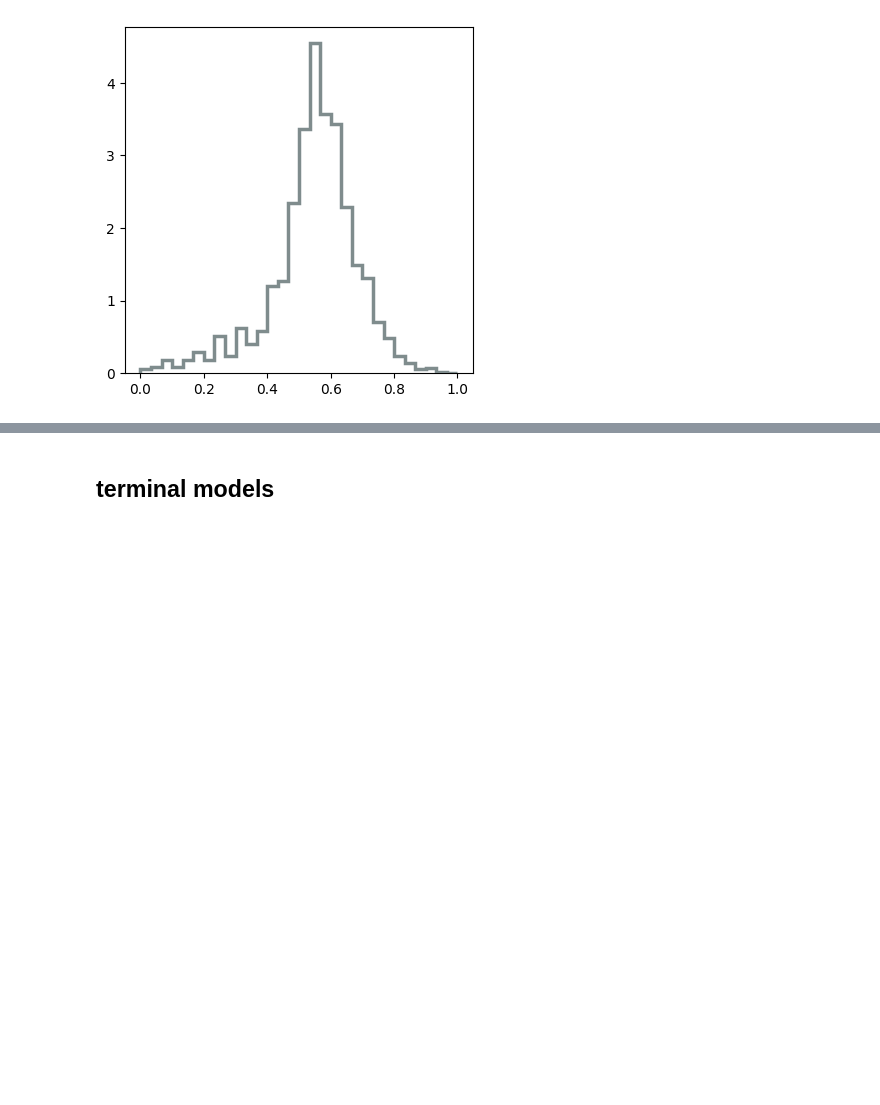
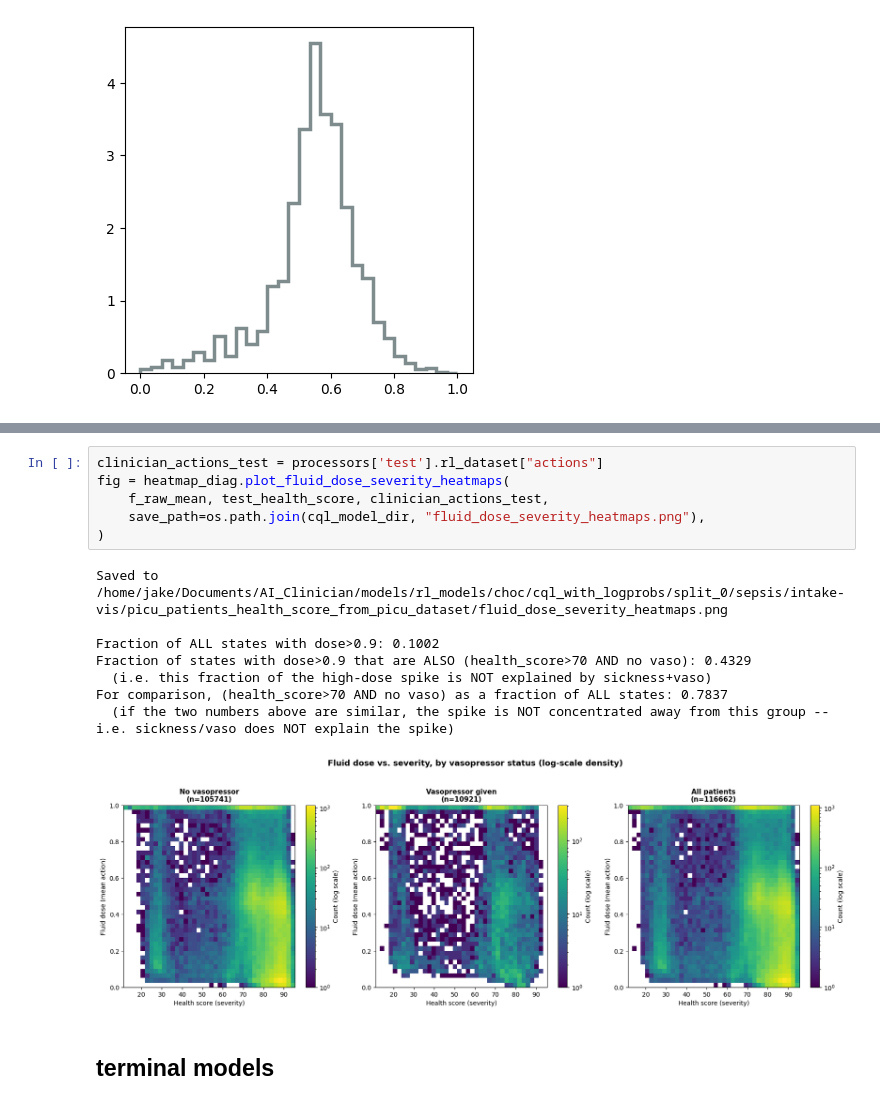
Before and after one commit to jakeormond/ai_clinician_pediatric_rl, a Jupyter notebook: src/rl/evaluate_cql_alpha_sweep.ipynb, the cells around one changed output, grey strips where cells are left out. Drawn from its saved outputs; the diff is of its cells as text; blank space fills up the shorter version.

```diff
--- a/src/rl/evaluate_cql_alpha_sweep.ipynb
+++ b/src/rl/evaluate_cql_alpha_sweep.ipynb
@@ -661,3 +765,18 @@ RuntimeError: Unexpected error from cudaGetDeviceCount(). Did you run some cuda
+# %%
+clinician_actions_test = processors['test'].rl_dataset["actions"]
+fig = heatmap_diag.plot_fluid_dose_severity_heatmaps(
+    f_raw_mean, test_health_score, clinician_actions_test,
+    save_path=os.path.join(cql_model_dir, "fluid_dose_severity_heatmaps.png"),
+)
+# %% [output]
+Saved to /home/jake/Documents/AI_Clinician/models/rl_models/choc/cql_with_logprobs/split_0/sepsis/intake-vis/picu_patients_health_score_from_picu_dataset/fluid_dose_severity_heatmaps.png
+
+Fraction of ALL states with dose>0.9: 0.1002
+Fraction of states with dose>0.9 that are ALSO (health_score>70 AND no vaso): 0.4329
+  (i.e. this fraction of the high-dose spike is NOT explained by sickness+vaso)
+For comparison, (health_score>70 AND no vaso) as a fraction of ALL states: 0.7837
+  (if the two numbers above are similar, the spike is NOT concentrated away from this group -- i.e. sickness/vaso does NOT explain the spike)
+[figure, added]
 # %% [markdown]
 ## terminal models
 # %%
```
Also changed, not shown: parts of 12 cells of this notebook, 4 other files.
